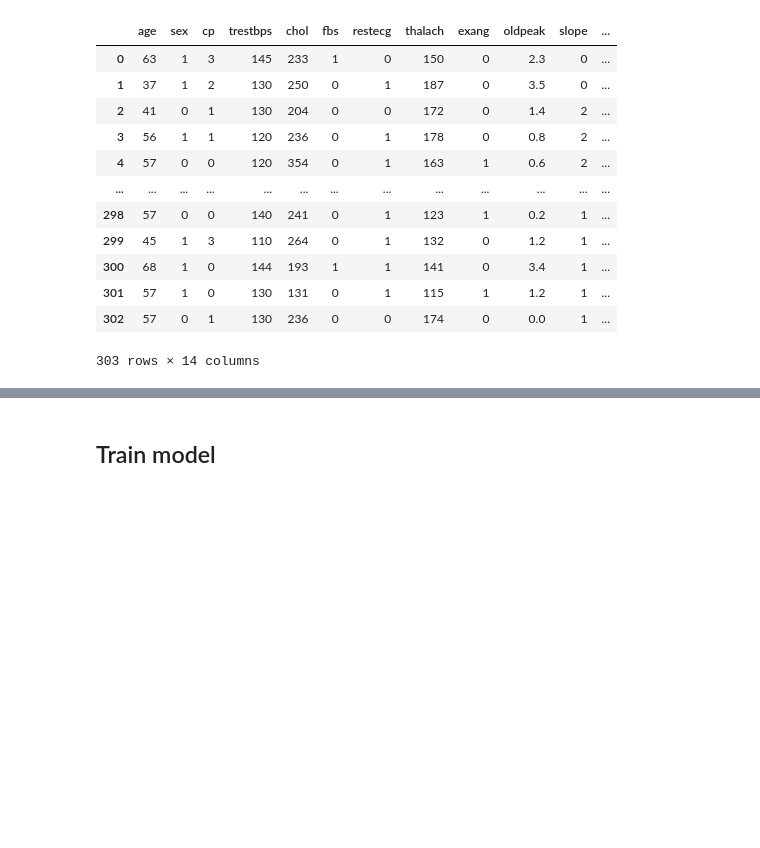
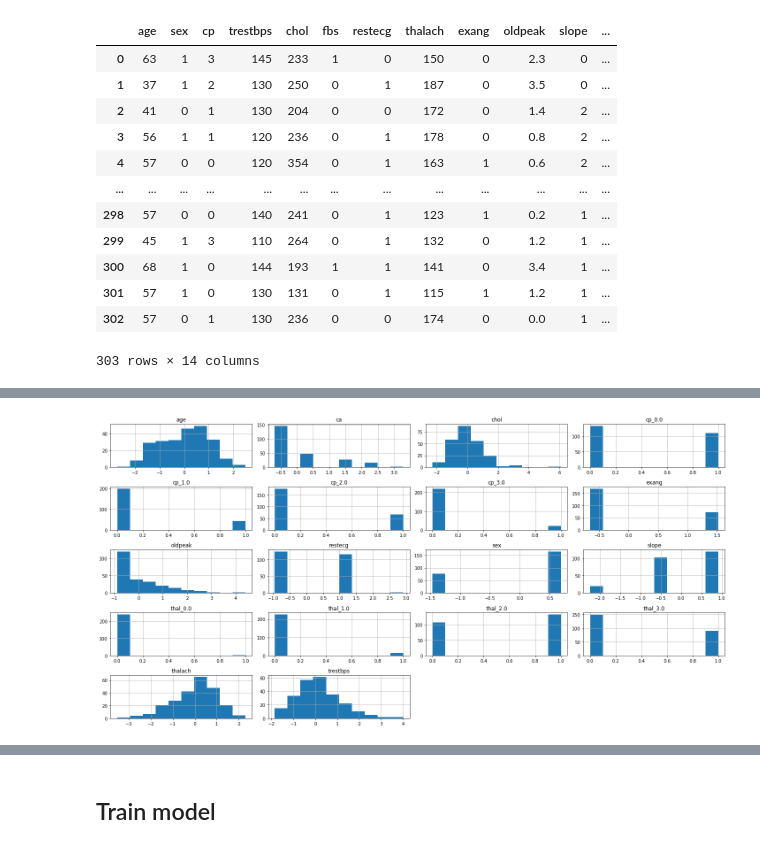
Before and after one commit to brendonlin/iris, a Jupyter notebook: heartDisease.ipynb, the cells around one changed output, grey strips where cells are left out. Cells and saved outputs as stored; diff of their text form; code cells hidden in the pictures; blank space fills up the shorter version.

```diff
--- a/heartDisease.ipynb
+++ b/heartDisease.ipynb
@@ -55,9 +60,3 @@ df
 | 301 | 57 | 1 | 0 | 130 | 131 | 0 | 1 | 115 | 1 | 1.2 | 1 | ... |
 | 302 | 57 | 0 | 1 | 130 | 236 | 0 | 0 | 174 | 0 | 0.0 | 1 | ... |
 303 rows × 14 columns
-# %%
-normFeatures = ["age","trestbps","chol","thalach","oldpeak"]
-def norm(x):
-    return (x - x.mean())/x.std()
-for x in normFeatures:
-    df[x] = norm(df[x].values)
@@ -81,0 +63,11 @@ Raw data table
+# %%
+Xdata = df[featureNames]
+ydata = df[className]
+
+X = Xdata.values
+y = ydata.values.flatten()
+
+# r:train, t:test, v:valiad
+
+rx,tx,ry,ty = model_selection.train_test_split(X,y,test_size=0.2)
+# xv,xt,yv,yt = model_selection.train_test_split(X,y,test_size=0.5)
@@ -81,0 +143,3 @@ Raw data table
+# %%
+pipe.fit(rx,ry)
+print(metrics.classification_report(pipe.predict(tx), ty))
@@ -81,0 +157,11 @@ Raw data table
+# %%
+
+
+import numpy as np
+newRx = ct.fit_transform(rx)
+corr = [np.corrcoef(newRx[:,col], ry)[0,1] for col in range(newRx.shape[1])]
+# ct.categories_
+# ct.get_feature_names()
+newFeatureNames = [x for x in featureNames if x not in ["cp", "thal"]] + list(ct.named_transformers_["cate"].get_feature_names(["cp", "thal"]))
+len(corr)
+len(newFeatureNames)
@@ -81,0 +181,6 @@ Raw data table
+# %%
+# plt.figure(figsize=(20,5))
+axes = pd.DataFrame(newRx,columns=newFeatureNames).hist(figsize=(20,10))
+plt.tight_layout()
+# %% [output]
+[figure, added]
```
Also changed, not shown: parts of 19 cells of this notebook, 11 other files.
